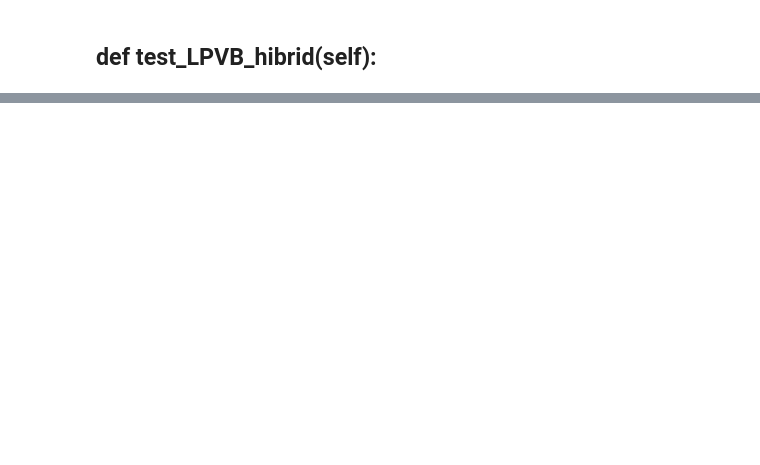
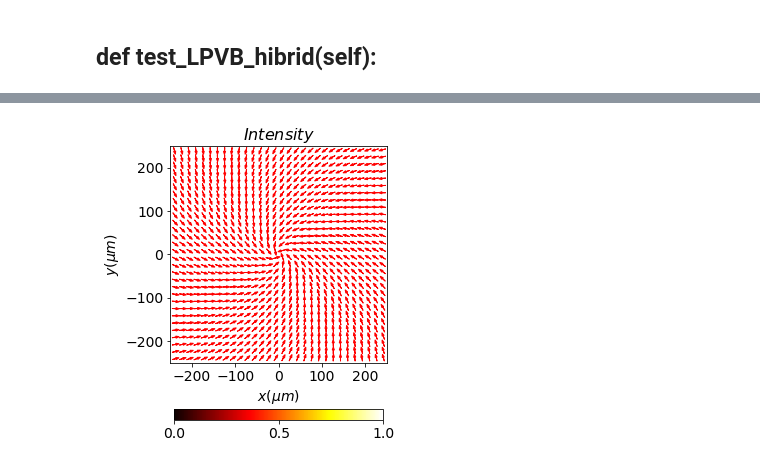
Before and after one commit to aocg-ucm/diffractio, a Jupyter notebook: development/tests_help/Test_vector_paraxial_sources_XY.ipynb, the cells around one changed output, grey strips where cells are left out. Cells and saved outputs as stored; diff of their text form; code cells hidden in the pictures; blank space fills up the shorter version.

```diff
--- a/development/tests_help/Test_vector_paraxial_sources_XY.ipynb
+++ b/development/tests_help/Test_vector_paraxial_sources_XY.ipynb
@@ -484,0 +456,13 @@ EM2.draw(kind='stokes');
+# %%
+EM.__draw_ellipses__(
+    num_ellipses=(30, 30),
+    amplification=0.5,
+    max_size=100,
+    color_line='r',
+    line_width=1,
+    draw_arrow=True,
+    head_width=5,
+    ax=False,
+    percentaje_intensity=0)
+# %% [output]
+[figure, added]
```
Also changed, not shown: parts of 39 cells of this notebook, 16 other files.
